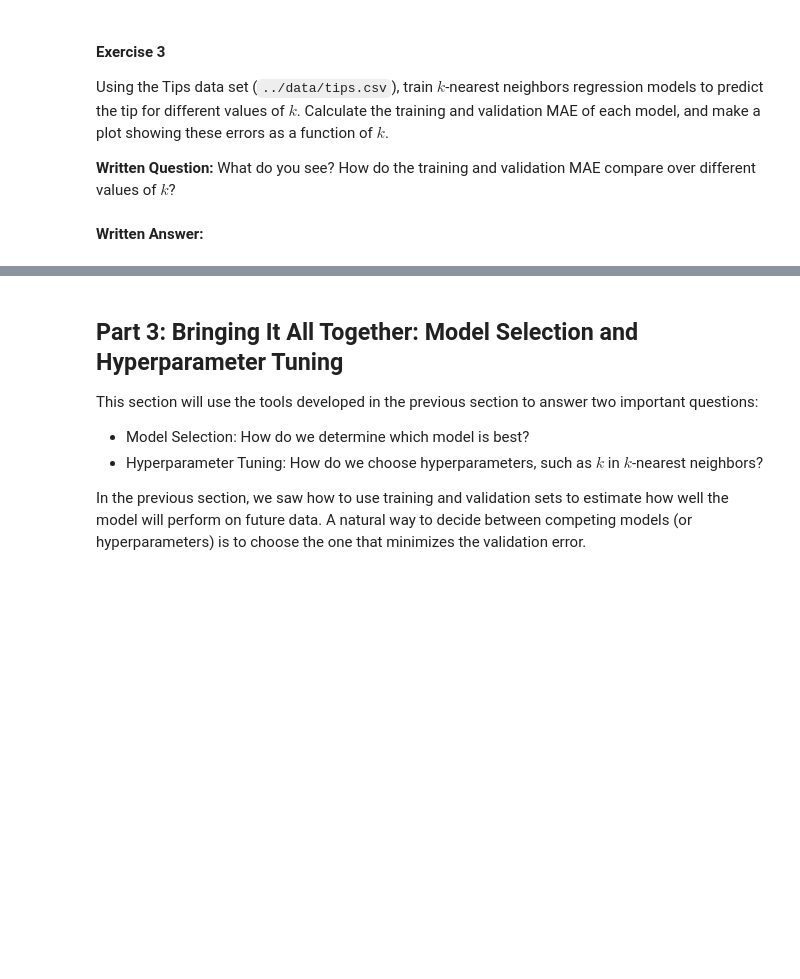
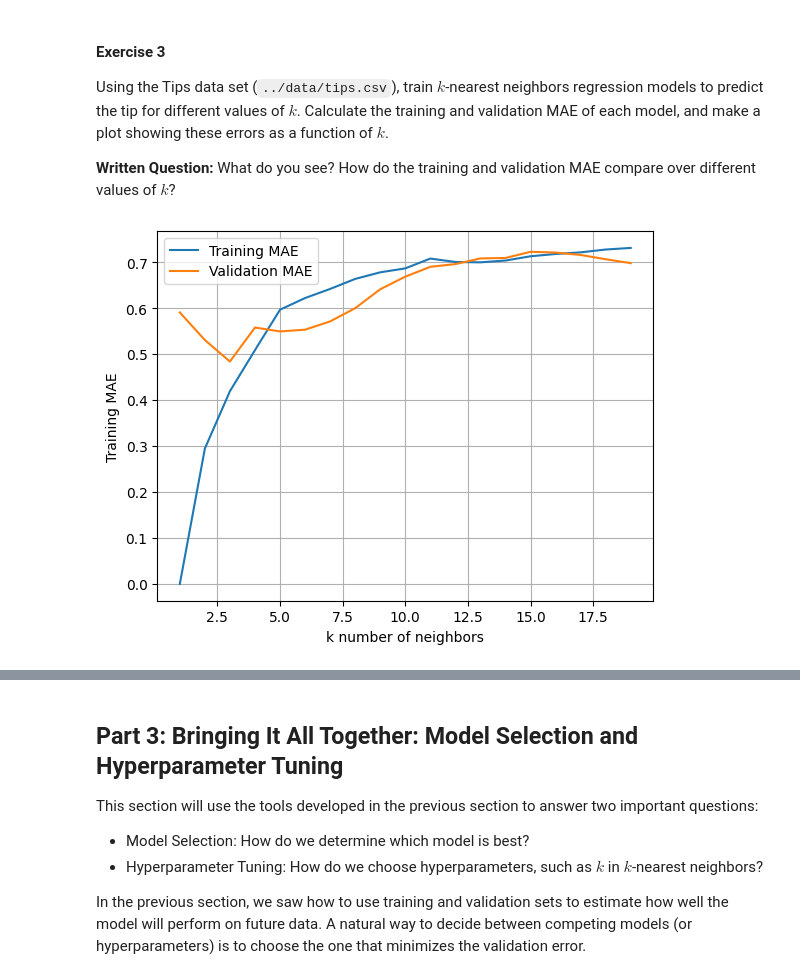
Before and after one commit to LongJ717/LongJ717.github.io, a Jupyter notebook: _labs/Lab09/Lab09.ipynb, the cells around one changed output, grey strips where cells are left out. Cells and saved outputs as stored; diff of their text form; code cells hidden in the pictures; blank space fills up the shorter version.

```diff
--- a/_labs/Lab09/Lab09.ipynb
+++ b/_labs/Lab09/Lab09.ipynb
@@ -440,2 +438,50 @@ Using the Tips data set (`../data/tips.csv`), train $k$-nearest neighbors regres
-# %% [markdown]
-**Written Answer:**
+# %%
+tips = pd.read_csv("../data/tips.csv")
+
+train = tips.sample(frac=.5)
+val = tips.drop(train.index)
+
+X_train_dict = train.to_dict(orient="records")
+X_val_dict = val.to_dict(orient="records")
+
+y_train = train["tip"]
+y_val = val["tip"]
+
+krange = range(1, 20)
+training_maes = []
+val_maes = []
+
+for k in krange:
+  # convert categorical variables to dummy variables
+  vec = DictVectorizer(sparse=False)
+  vec.fit(X_train_dict)
+  X_train = vec.transform(X_train_dict)
+  X_val = vec.transform(X_val_dict)
+
+  # standardize the data
+  scaler = StandardScaler()
+  scaler.fit(X_train)
+  X_train_sc = scaler.transform(X_train)
+  X_val_sc = scaler.transform(X_val)
+
+  # Fit a k-nearest neighbors model.
+  model = KNeighborsRegressor(n_neighbors=k)
+  model.fit(X_train_sc, y_train)
+
+  # Make predictions on the training set.
+  y_train_pred = model.predict(X_train_sc)
+  training_maes.append((y_train - y_train_pred).abs().mean())
+
+  # Make predictions on the validation set.
+  y_val_pred = model.predict(X_val_sc)
+  val_maes.append((y_val - y_val_pred).abs().mean())
+
+plt.plot(krange, training_maes, label='Training MAE')
+plt.plot(krange, val_maes, label='Validation MAE')
+plt.xlabel('k number of neighbors')
+plt.ylabel('Training MAE')
+plt.legend()
+plt.grid(True)
+plt.show()
+# %% [output]
+[figure, added]
```
Also changed, not shown: parts of 9 cells of this notebook.
